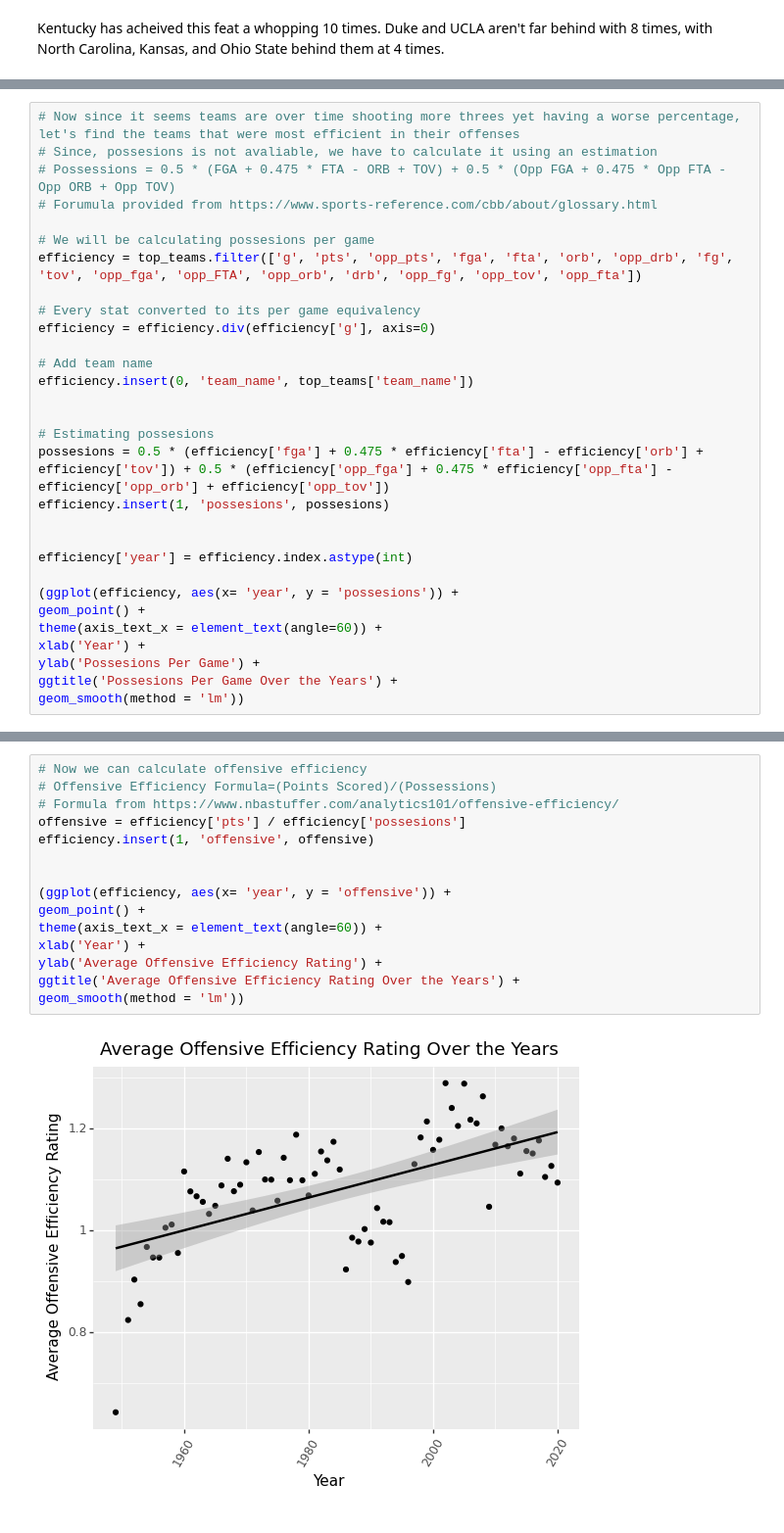
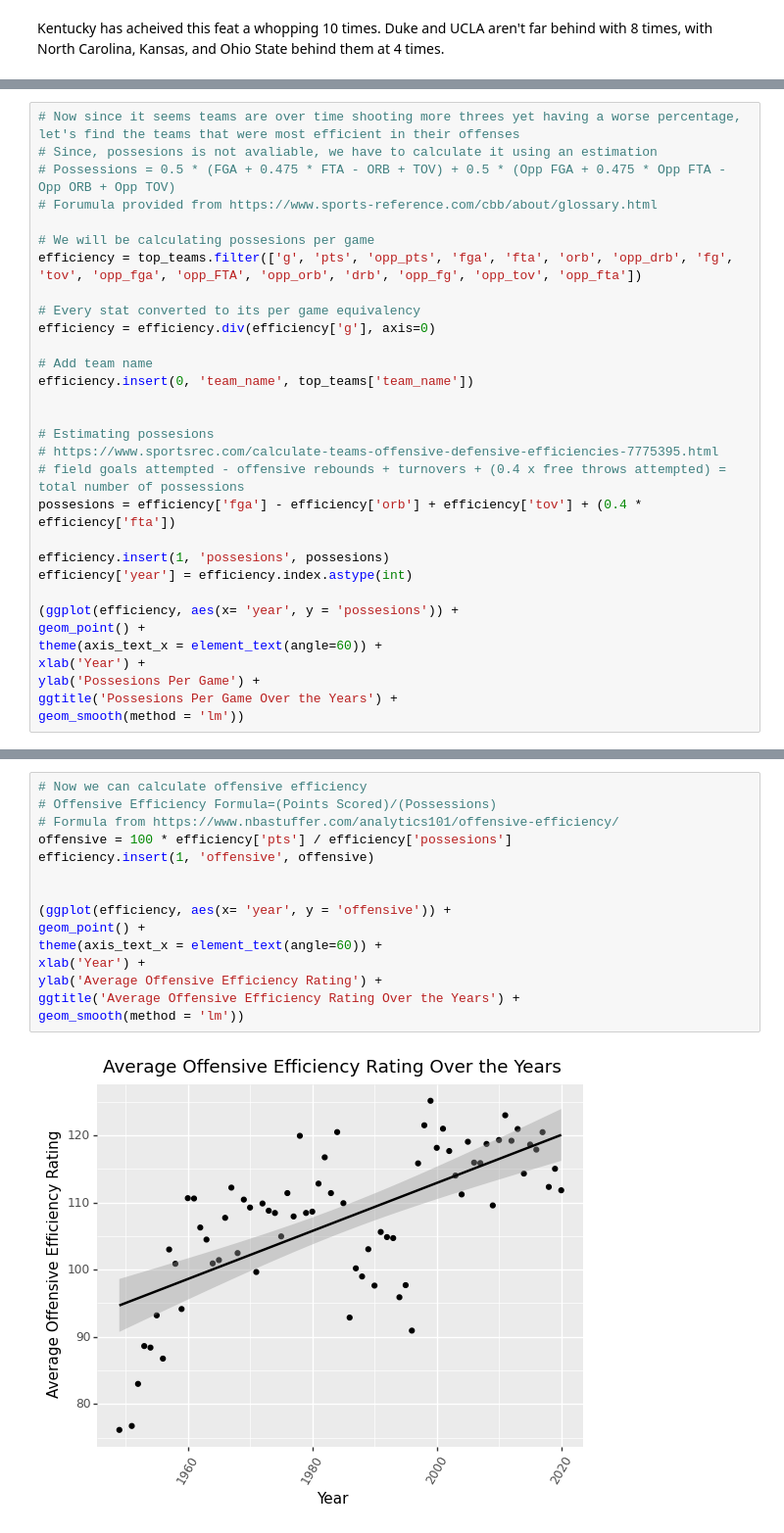
Before and after one commit to mhsmathew/College-Basketball-Data-Science-Analysis, a Jupyter notebook: Final Project Notebook.ipynb, the cells around one changed output, grey strips where cells are left out. Shown: that part at 98% size. Cells and saved outputs as stored; diff of their text form.

Commit message:
Fixed possesions

```diff
--- a/Final Project Notebook.ipynb
+++ b/Final Project Notebook.ipynb
@@ -365,10 +365,11 @@ efficiency.insert(0, 'team_name', top_teams['team_name'])
 
 
 # Estimating possesions
-possesions = 0.5 * (efficiency['fga'] + 0.475 * efficiency['fta'] - efficiency['orb'] + efficiency['tov']) + 0.5 * (efficiency['opp_fga'] + 0.475 * efficiency['opp_fta'] - efficiency['opp_orb'] + efficiency['opp_tov'])
+# https://www.sportsrec.com/calculate-teams-offensive-defensive-efficiencies-7775395.html
+# field goals attempted - offensive rebounds + turnovers + (0.4 x free throws attempted) = total number of possessions
+possesions = efficiency['fga'] - efficiency['orb'] + efficiency['tov'] + (0.4 * efficiency['fta'])
+
 efficiency.insert(1, 'possesions', possesions)
-
-
 efficiency['year'] = efficiency.index.astype(int)
 
 (ggplot(efficiency, aes(x= 'year', y = 'possesions')) +
@@ -384,17 +385,17 @@ geom_smooth(method = 'lm'))
 # %%
 # Now we can calculate offensive efficiency
 # Offensive Efficiency Formula=(Points Scored)/(Possessions)
 # Formula from https://www.nbastuffer.com/analytics101/offensive-efficiency/
-offensive = efficiency['pts'] / efficiency['possesions']
+offensive = 100 * efficiency['pts'] / efficiency['possesions']
 efficiency.insert(1, 'offensive', offensive)
 
 
 (ggplot(efficiency, aes(x= 'year', y = 'offensive')) +
 geom_point() +
 theme(axis_text_x = element_text(angle=60)) +
 xlab('Year') +
 ylab('Average Offensive Efficiency Rating') +
 ggtitle('Average Offensive Efficiency Rating Over the Years') +
 geom_smooth(method = 'lm'))
 # %% [output]
-[figure, old version]
+[figure, new version]
```
Also changed, not shown: parts of 20 cells of this notebook.
